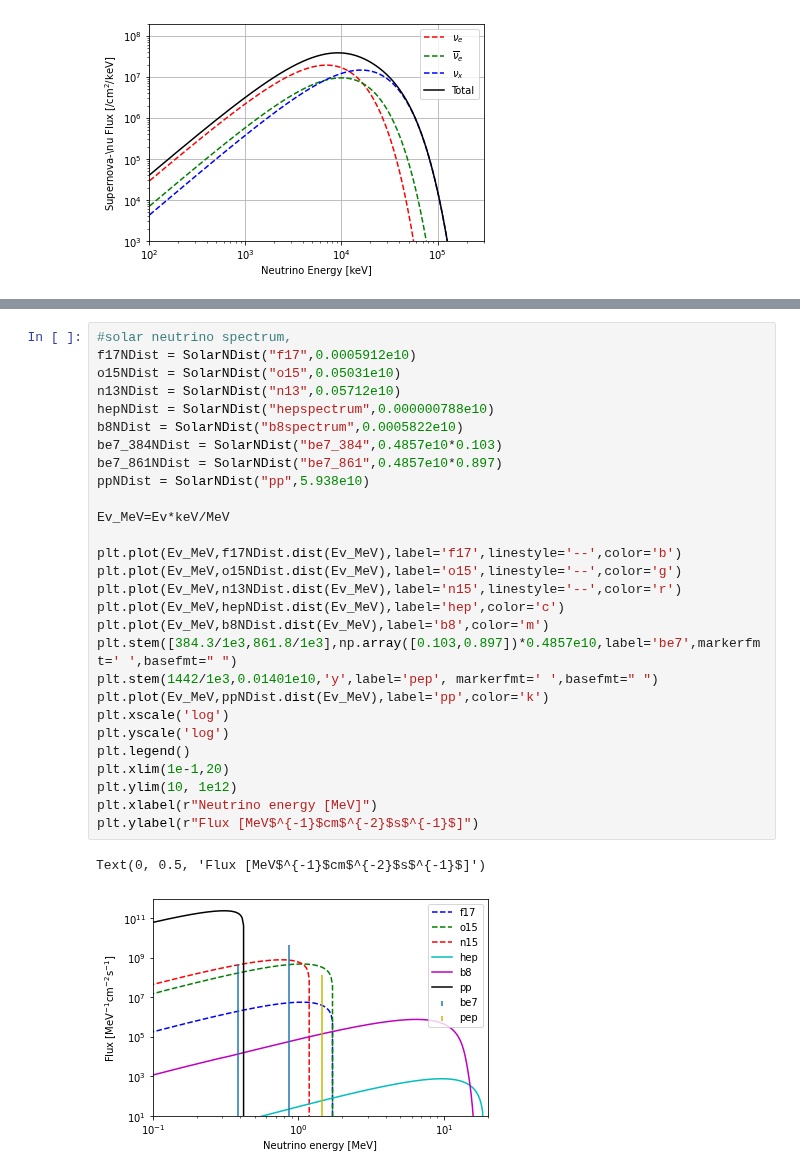
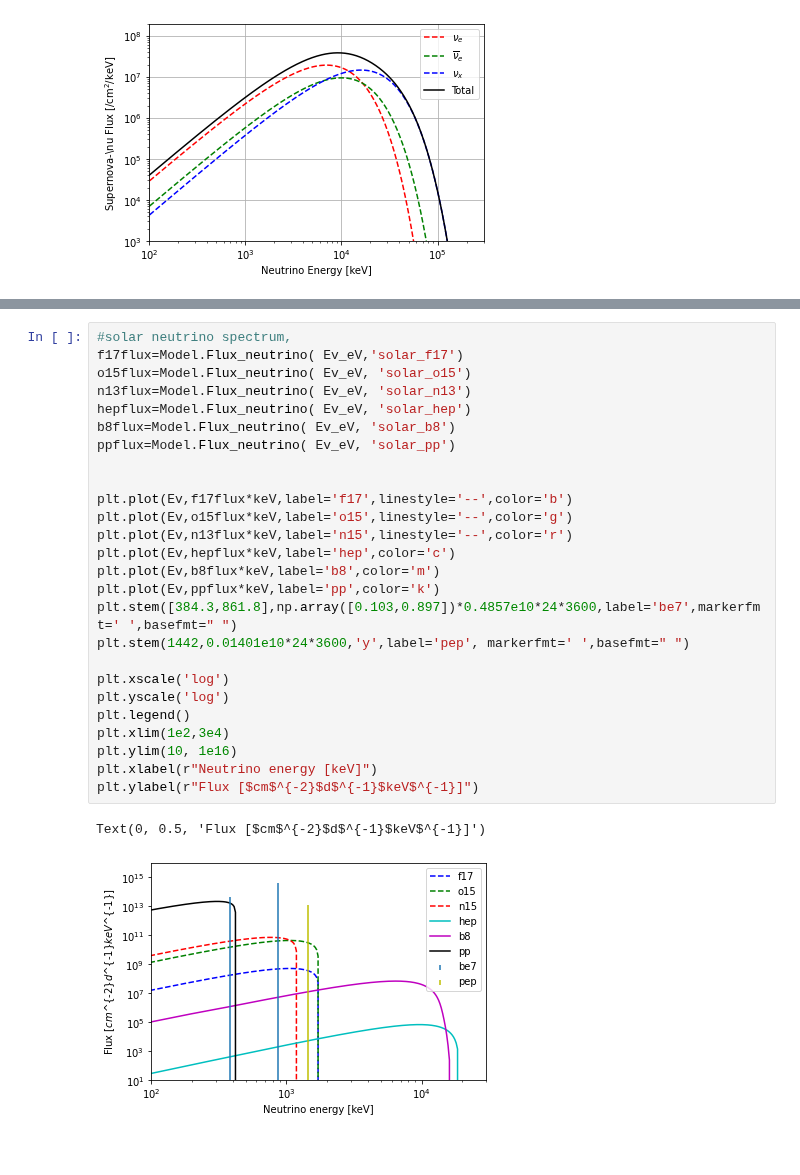
Before and after one commit to mjzurowski/sgm, a Jupyter notebook: Neutrino-test.ipynb, the cells around one changed output, grey strips where cells are left out. Drawn from its saved outputs; the diff is of its cells as text.

Commit message:
add solar neutrino function

```diff
--- a/Neutrino-test.ipynb
+++ b/Neutrino-test.ipynb
@@ -148,32 +151,30 @@ plt.legend()
 [figure]
 # %%
 #solar neutrino spectrum,
-f17NDist = SolarNDist("f17",0.0005912e10)
-o15NDist = SolarNDist("o15",0.05031e10)
-n13NDist = SolarNDist("n13",0.05712e10)
-hepNDist = SolarNDist("hepspectrum",0.000000788e10)
-b8NDist = SolarNDist("b8spectrum",0.0005822e10)
-be7_384NDist = SolarNDist("be7_384",0.4857e10*0.103)
-be7_861NDist = SolarNDist("be7_861",0.4857e10*0.897)
-ppNDist = SolarNDist("pp",5.938e10)
+f17flux=Model.Flux_neutrino( Ev_eV,'solar_f17')
+o15flux=Model.Flux_neutrino( Ev_eV, 'solar_o15')
+n13flux=Model.Flux_neutrino( Ev_eV, 'solar_n13')
+hepflux=Model.Flux_neutrino( Ev_eV, 'solar_hep')
+b8flux=Model.Flux_neutrino( Ev_eV, 'solar_b8')
+ppflux=Model.Flux_neutrino( Ev_eV, 'solar_pp')
 
-Ev_MeV=Ev*keV/MeV
 
-plt.plot(Ev_MeV,f17NDist.dist(Ev_MeV),label='f17',linestyle='--',color='b')
-plt.plot(Ev_MeV,o15NDist.dist(Ev_MeV),label='o15',linestyle='--',color='g')
-plt.plot(Ev_MeV,n13NDist.dist(Ev_MeV),label='n15',linestyle='--',color='r')
-plt.plot(Ev_MeV,hepNDist.dist(Ev_MeV),label='hep',color='c')
-plt.plot(Ev_MeV,b8NDist.dist(Ev_MeV),label='b8',color='m')
-plt.stem([384.3/1e3,861.8/1e3],np.array([0.103,0.897])*0.4857e10,label='be7',markerfmt=' ',basefmt=" ")
-plt.stem(1442/1e3,0.01401e10,'y',label='pep', markerfmt=' ',basefmt=" ")
-plt.plot(Ev_MeV,ppNDist.dist(Ev_MeV),label='pp',color='k')
+plt.plot(Ev,f17flux*keV,label='f17',linestyle='--',color='b')
+plt.plot(Ev,o15flux*keV,label='o15',linestyle='--',color='g')
+plt.plot(Ev,n13flux*keV,label='n15',linestyle='--',color='r')
+plt.plot(Ev,hepflux*keV,label='hep',color='c')
+plt.plot(Ev,b8flux*keV,label='b8',color='m')
+plt.plot(Ev,ppflux*keV,label='pp',color='k')
+plt.stem([384.3,861.8],np.array([0.103,0.897])*0.4857e10*24*3600,label='be7',markerfmt=' ',basefmt=" ")
+plt.stem(1442,0.01401e10*24*3600,'y',label='pep', markerfmt=' ',basefmt=" ")
+
 plt.xscale('log')
 plt.yscale('log')
 plt.legend()
-plt.xlim(1e-1,20)
-plt.ylim(10, 1e12)
-plt.xlabel(r"Neutrino energy [MeV]")
-plt.ylabel(r"Flux [MeV$^{-1}$cm$^{-2}$s$^{-1}$]")
+plt.xlim(1e2,3e4)
+plt.ylim(10, 1e16)
+plt.xlabel(r"Neutrino energy [keV]")
+plt.ylabel(r"Flux [$cm$^{-2}$d$^{-1}$keV$^{-1}]")
 # %% [output]
-Text(0, 0.5, 'Flux [MeV$^{-1}$cm$^{-2}$s$^{-1}$]')
+Text(0, 0.5, 'Flux [$cm$^{-2}$d$^{-1}$keV$^{-1}]')
-[figure, old version]
+[figure, new version]
```
Also changed, not shown: parts of 8 cells of this notebook, 3 other files.
